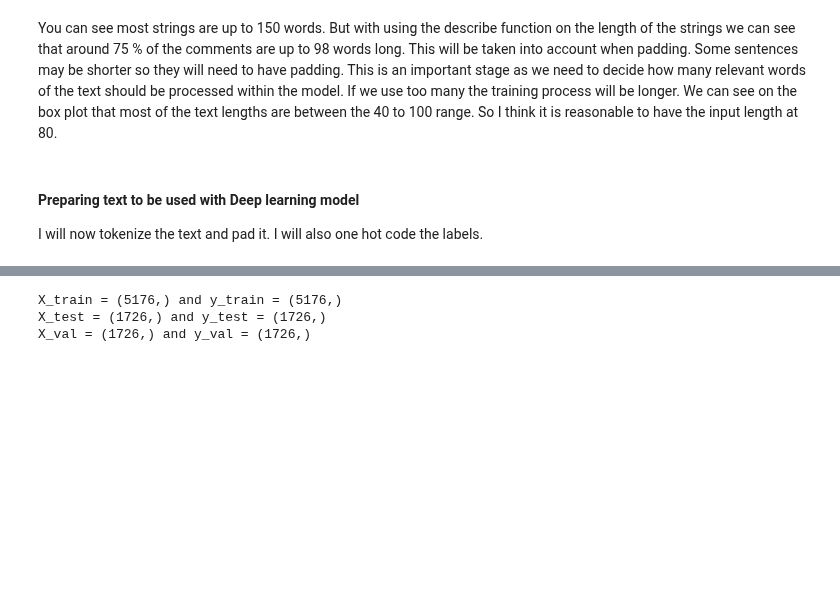
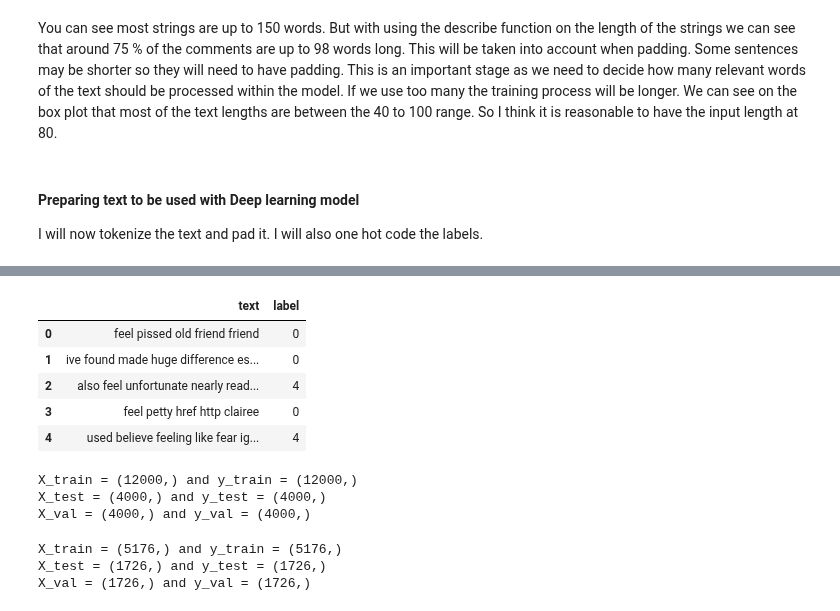
Before and after one commit to SCGlass/deep_learning, a Jupyter notebook: Lab_RNN/RNN_lab.ipynb, the cells around one changed output, grey strips where cells are left out. Saved outputs shown, nothing was run; the diff lists cells and outputs as text; code cells hidden in the pictures; blank space fills up the shorter version.

```diff
--- a/Lab_RNN/RNN_lab.ipynb
+++ b/Lab_RNN/RNN_lab.ipynb
@@ -349,3 +388,25 @@ data.head()
 | 4 | im feeling optimistic find wantin... | 2 |
+# %%
+original_data.replace(encoded_emotions, inplace = True)
+original_data.head()
+# %% [output]
+|  | text | label |
+| 0 | feel pissed old friend friend | 0 |
+| 1 | ive found made huge difference es... | 0 |
+| 2 | also feel unfortunate nearly read... | 4 |
+| 3 | feel petty href http clairee | 0 |
+| 4 | used believe feeling like fear ig... | 4 |
+# %%
+X2_train, X2_test, y2_train, y2_test = train_test_split(original_data["text"], original_data["label"], test_size=0.2, random_state=42)
+
+X2_train, X2_val, y2_train, y2_val = train_test_split(X2_train, y2_train, test_size=0.25, random_state=42)
+
+print(f"X_train = {X2_train.shape} and y_train = {y2_train.shape}")
+print(f"X_test = {X2_test.shape} and y_test = {y2_test.shape}")
+print(f"X_val = {X2_val.shape} and y_val = {y2_val.shape}")
+# %% [output]
+X_train = (12000,) and y_train = (12000,)
+X_test = (4000,) and y_test = (4000,)
+X_val = (4000,) and y_val = (4000,)
 # %%
 # Splitting the data into train, val and test before toeknization and padding
```
Also changed, not shown: parts of 21 cells of this notebook, 2 other files.
